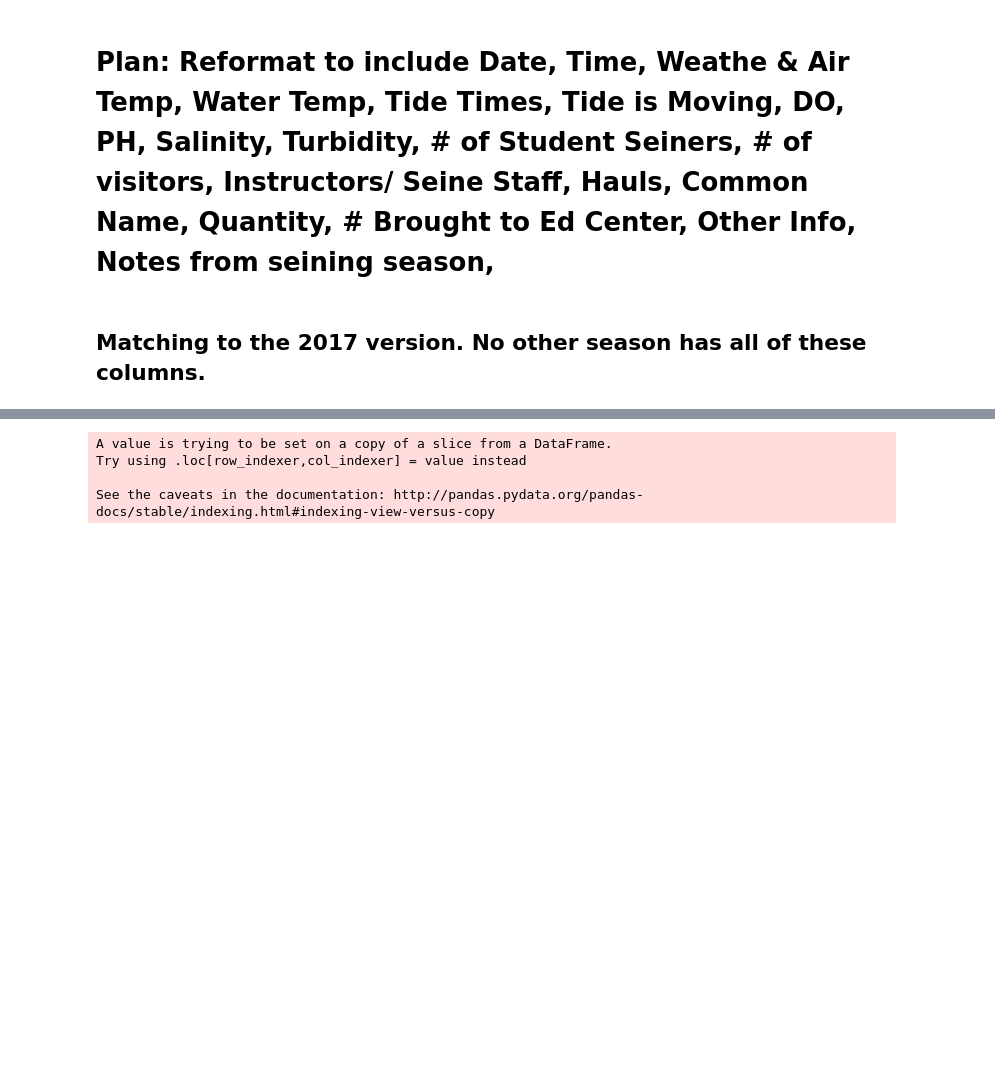
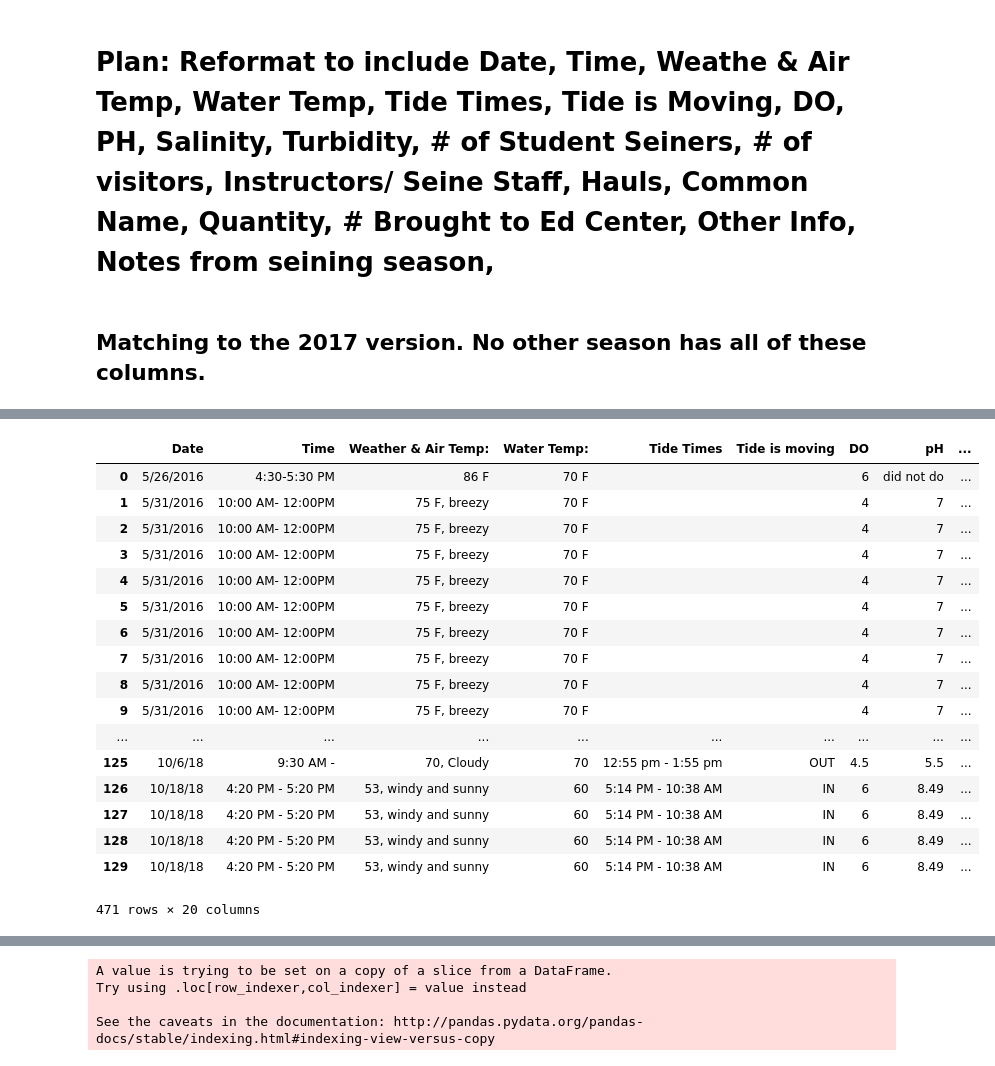
Before and after one commit to Shadhopson/Seining_Analysis, a Jupyter notebook: Reformat Files/Create_Combined_Table_Making_All_Seins_All_Data_reformatted.ipynb, the cells around one changed output, grey strips where cells are left out. Drawn from its saved outputs; the diff is of its cells as text; code cells hidden in the pictures; blank space fills up the shorter version.

```diff
--- a/Reformat Files/Create_Combined_Table_Making_All_Seins_All_Data_reformatted.ipynb
+++ b/Reformat Files/Create_Combined_Table_Making_All_Seins_All_Data_reformatted.ipynb
@@ -45,6 +74,27 @@ df_2016.rename(columns={"Weather (exact air temp):": 'Weather & Air Temp:', "# s
 df_2016 = add_columns(df_2016, combined_df)
 df_2016 = reformat_recent(df_2016)
 combined_df = pd.concat([df_2016,combined_df], axis=0)
+# %%
+combined_df
+# %% [output]
+|  | Date | Time | Weather & Air Temp: | Water Temp: | Tide Times | Tide is moving | DO | pH | ... |
+| 0 | 5/26/2016 | 4:30-5:30 PM | 86 F | 70 F |  |  | 6 | did not do | ... |
+| 1 | 5/31/2016 | 10:00 AM- 12:00PM | 75 F, breezy | 70 F |  |  | 4 | 7 | ... |
+| 2 | 5/31/2016 | 10:00 AM- 12:00PM | 75 F, breezy | 70 F |  |  | 4 | 7 | ... |
+| 3 | 5/31/2016 | 10:00 AM- 12:00PM | 75 F, breezy | 70 F |  |  | 4 | 7 | ... |
+| 4 | 5/31/2016 | 10:00 AM- 12:00PM | 75 F, breezy | 70 F |  |  | 4 | 7 | ... |
+| 5 | 5/31/2016 | 10:00 AM- 12:00PM | 75 F, breezy | 70 F |  |  | 4 | 7 | ... |
+| 6 | 5/31/2016 | 10:00 AM- 12:00PM | 75 F, breezy | 70 F |  |  | 4 | 7 | ... |
+| 7 | 5/31/2016 | 10:00 AM- 12:00PM | 75 F, breezy | 70 F |  |  | 4 | 7 | ... |
+| 8 | 5/31/2016 | 10:00 AM- 12:00PM | 75 F, breezy | 70 F |  |  | 4 | 7 | ... |
+| 9 | 5/31/2016 | 10:00 AM- 12:00PM | 75 F, breezy | 70 F |  |  | 4 | 7 | ... |
+| ... | ... | ... | ... | ... | ... | ... | ... | ... | ... |
+| 125 | 10/6/18 | 9:30 AM - | 70, Cloudy | 70 | 12:55 pm - 1:55 pm | OUT | 4.5 | 5.5 | ... |
+| 126 | 10/18/18 | 4:20 PM - 5:20 PM | 53, windy and sunny | 60 | 5:14 PM - 10:38 AM | IN | 6 | 8.49 | ... |
+| 127 | 10/18/18 | 4:20 PM - 5:20 PM | 53, windy and sunny | 60 | 5:14 PM - 10:38 AM | IN | 6 | 8.49 | ... |
+| 128 | 10/18/18 | 4:20 PM - 5:20 PM | 53, windy and sunny | 60 | 5:14 PM - 10:38 AM | IN | 6 | 8.49 | ... |
+| 129 | 10/18/18 | 4:20 PM - 5:20 PM | 53, windy and sunny | 60 | 5:14 PM - 10:38 AM | IN | 6 | 8.49 | ... |
+471 rows × 20 columns
 # %%
 df_2015 =  pd.read_csv(csv_2015)
 df_2015.rename(columns={"Weather (exact air temp):": 'Weather & Air Temp:', "#of Participants":'# of visitors (Public Seine ONLY)', "Instructors/Staff:":"Instructors/ Seine Staff:", "Other info (Dead/Alive)":"Other info (Gender, Length, Dead/Alive, other physical description)"}, inplace=True)
```
Also changed, not shown: parts of 18 cells of this notebook, 9 other files.
